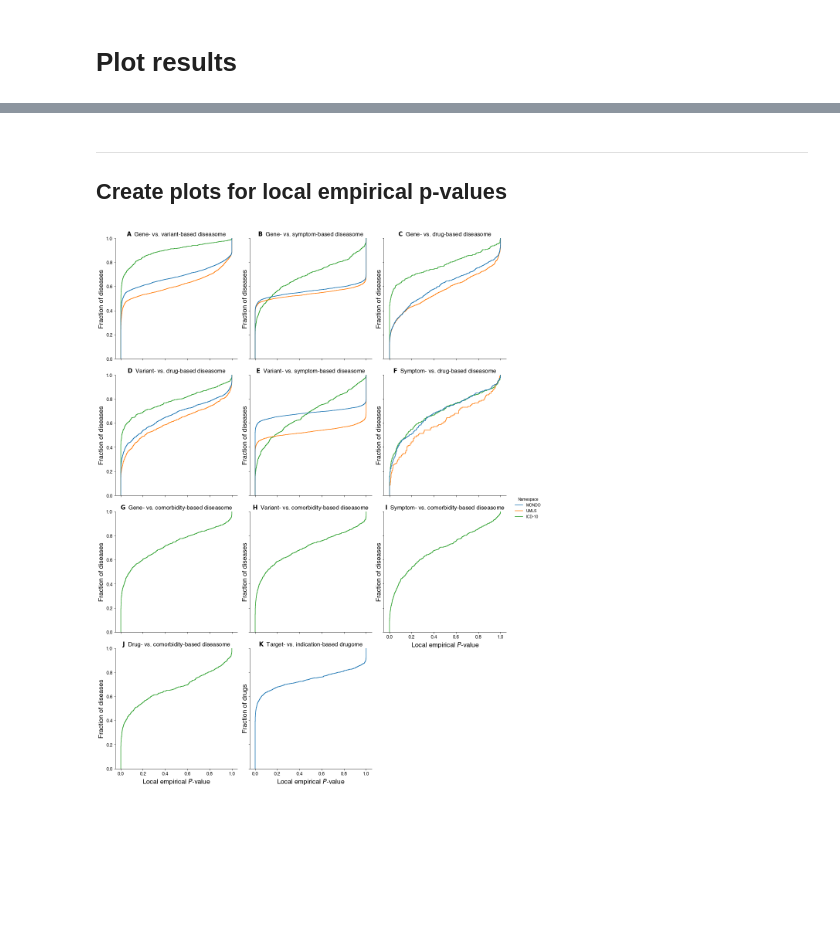
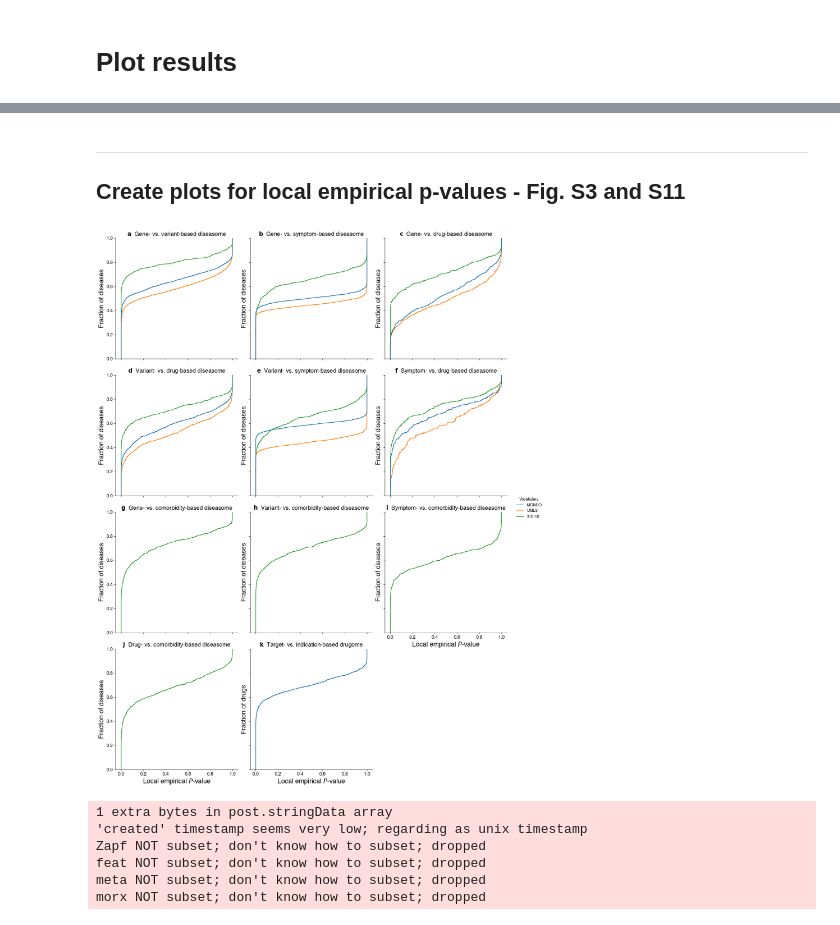
Before and after one commit to repotrial/graphsimqt, a Jupyter notebook: notebooks/plots_rank+weight_Based_EEC.ipynb, the cells around one changed output, grey strips where cells are left out. Drawn from its saved outputs; the diff is of its cells as text; code cells hidden in the pictures; blank space fills up the shorter version.

Commit message:
updated notebooks for plotting the results

```diff
--- a/notebooks/plots_rank+weight_Based_EEC.ipynb
+++ b/notebooks/plots_rank+weight_Based_EEC.ipynb
@@ -13,6 +14,6 @@ import scipy.stats as sps
 from matplotlib import rc
 # %%
 rc('font',**{'family':'sans-serif','sans-serif':['Helvetica']})
-# plt.rcParams['pdf.fonttype'] = 42
+plt.rcParams['pdf.fonttype'] = 42
 # %% [markdown]
 ---
@@ -215,6 +212,6 @@ print(p_value_strings)
 # %%
 def adjust_titles(fig, width=80):
-    subfig = 'A'
+    subfig = 'a'
     for axis in fig.axes.flatten():
         title = axis.get_title().split(' = ')[1]
         axis.set_title('')
@@ -482,6 +493,6 @@ fig.savefig('difference_global_distances_all_normScores.png', dpi=600)
 # %% [markdown]
 ---
-## Create plots for local empirical p-values
+## Create plots for local empirical p-values - Fig. S3 and S11
 # %%
 p_values_2 = pd.read_csv('../results/disease_gene_vs_disease_variant/local_empirical_p_values.csv')
 p_values_2['scenario'] = ['Gene- vs. variant-based diseasome' for _ in range(p_values_2.shape[0])]
@@ -536,8 +547,8 @@ p_values_8['scenario'] = ['Target- vs. indication-based drugome' for _ in range(
 for pv in [p_values_2, p_values_2u, p_values_22, p_values_3, p_values_3u, p_values_33, p_values_4, p_values_4u, p_values_44,
            p_values_5, p_values_5u, p_values_55, p_values_6, p_values_6u, p_values_66, p_values_7, p_values_7u, p_values_77,
            p_values_8, p_values_1, p_values_10, p_values_11, p_values_12]:
-#     indices_remove = pv[pv['distance_type'] == "normalized_scores"].index
-    indices_remove = pv[pv['distance_type'] == "normalized_ranks"].index
+    indices_remove = pv[pv['distance_type'] == "normalized_scores"].index # comment to plot Fig. S11. uncomment to plot Fig. S3
+#     indices_remove = pv[pv['distance_type'] == "normalized_ranks"].index # uncomment to plot Fig. S11. comment to plot Fig. S3
     pv.drop(indices_remove, inplace=True)
     indices_remove = pv[pv['distance_type'] == "topology_only"].index
     pv.drop(indices_remove, inplace=True)
@@ -556,23 +567,30 @@ pv_concatenated8 = p_values_8.assign(space='MONDO')
 p_values = pd.concat([pv_concatenated2, pv_concatenated3, pv_concatenated4, pv_concatenated5, pv_concatenated6, pv_concatenated7,
                       pv_concatenated1, pv_concatenated10, pv_concatenated11, pv_concatenated12, pv_concatenated8], ignore_index=True)
 p_values.rename(columns={'p_value': 'Local empirical p-value', 'distance_type': 'Distance type'}, inplace=True)
-p_values.rename(columns={'space': 'Namespace'}, inplace=True)
+p_values.rename(columns={'space': 'Vocabulary'}, inplace=True)
 # %%
-fig = sns.displot(data=p_values, kind='ecdf', palette='tab10',hue_order=['MONDO', 'UMLS', 'ICD-10'], hue='Namespace', col='scenario', x='Local empirical p-value', col_wrap=3)
+fig = sns.displot(data=p_values, kind='ecdf', palette='tab10',hue_order=['MONDO', 'UMLS', 'ICD-10'], hue='Vocabulary', col='scenario', x='Local empirical p-value', col_wrap=3)
 fig.set_xlabels('Local empirical ' + r'$P$' + '-value', fontsize = 17)
 plt.subplots_adjust(wspace = 0.1)
 for counter, axis in enumerate(fig.axes.flat):
     axis.tick_params(axis='both', which='major', labelsize=12)
     axis.set_ylabel('Fraction of diseases', fontsize=17)
     if counter < 10:
         axis.set_ylabel('Fraction of diseases', fontsize=17, visible=True)
     elif counter == 10:
         axis.set_ylabel('Fraction of drugs', fontsize=17, visible=True)
 adjust_titles(fig)
 # %% [output]
-[figure, old version]
+[figure, new version]
 # %%
-# fig.savefig('local_empirical_p_values_all_normRanks.pdf')
-# fig.savefig('local_empirical_p_values_all_normRanks.png', dpi=600)
-# fig.savefig('local_empirical_p_values_all_normScores.pdf')
-fig.savefig('local_empirical_p_values_all_normScores.png', dpi=600)
+fig.savefig('local_empirical_p_values_all_normRanks.png', dpi=600) # Fig. S3
+fig.savefig('local_empirical_p_values_all_normRanks.pdf') # Fig. S3
+# fig.savefig('local_empirical_p_values_all_normScores.png', transparent=True, dpi=600) # Fig. S11
+# fig.savefig('local_empirical_p_values_all_normScores.pdf', transparent=True) # Fig. S11
+# %% [output]
+1 extra bytes in post.stringData array
+'created' timestamp seems very low; regarding as unix timestamp
+Zapf NOT subset; don't know how to subset; dropped
+feat NOT subset; don't know how to subset; dropped
+meta NOT subset; don't know how to subset; dropped
+morx NOT subset; don't know how to subset; dropped
```
Also changed, not shown: parts of 16 cells of this notebook, 5 other files.
